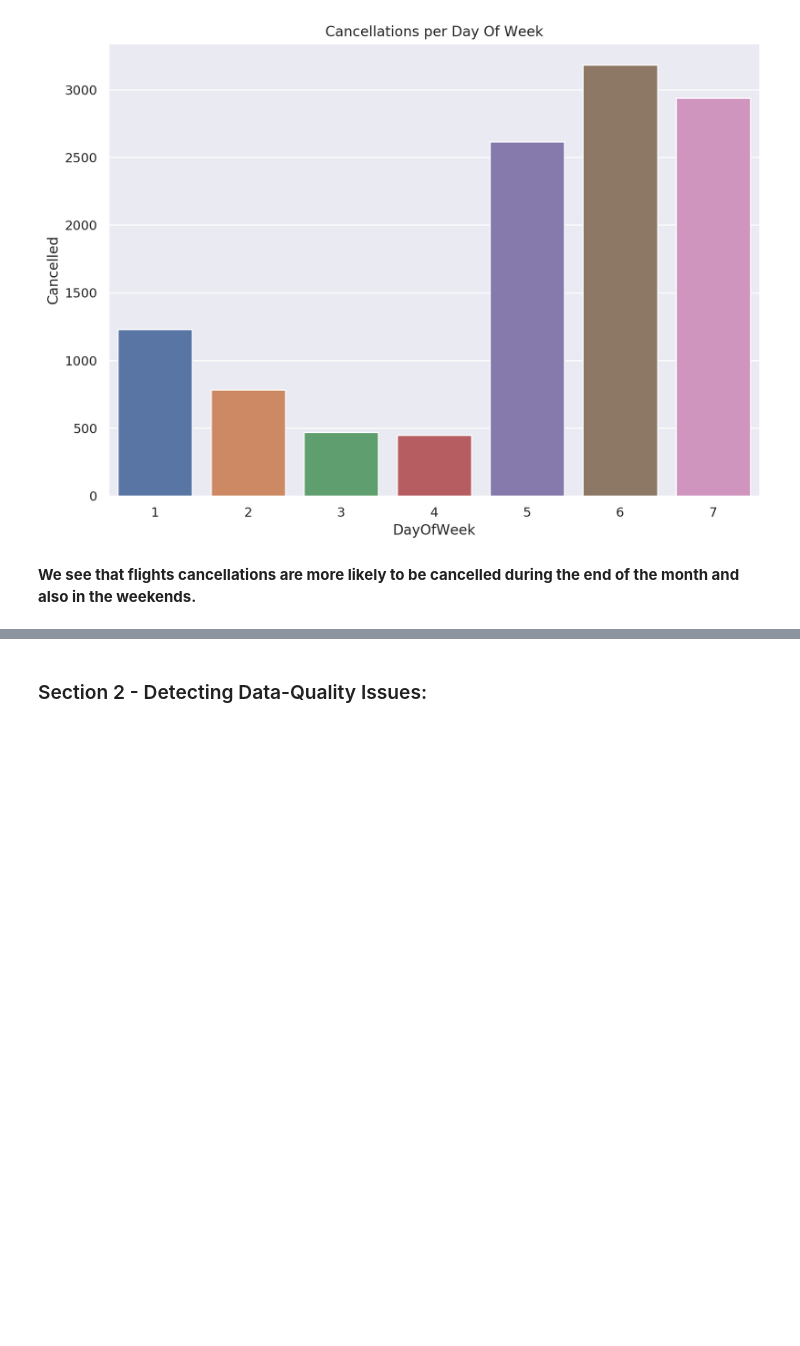
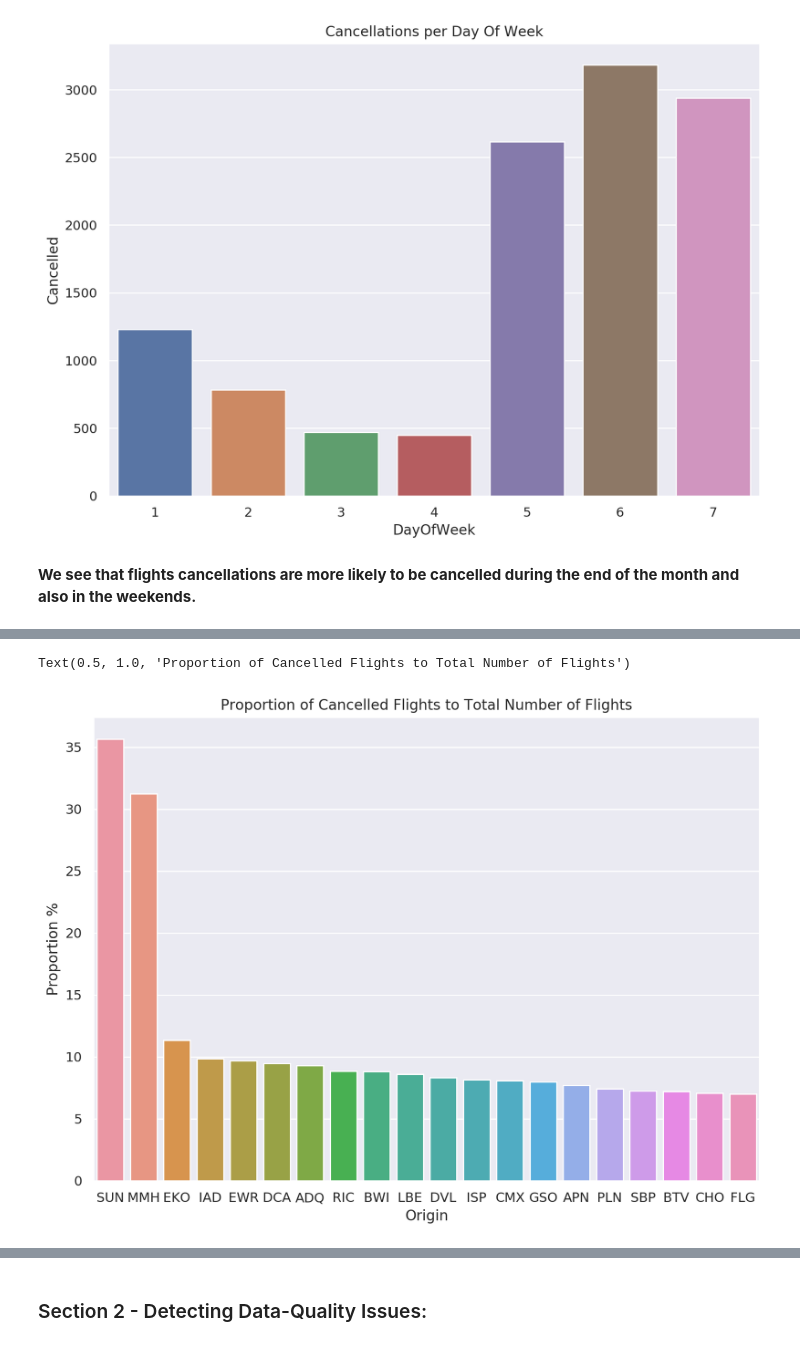
Before and after one commit to fausa/ADS508, a Jupyter notebook: FinalProject_Team5.ipynb, the cells around one changed output, grey strips where cells are left out. Drawn from its saved outputs; the diff is of its cells as text; code cells hidden in the pictures; blank space fills up the shorter version.

```diff
--- a/FinalProject_Team5.ipynb
+++ b/FinalProject_Team5.ipynb
@@ -588,0 +597,4 @@ Text(0.5, 1.0, 'Cancellations per Day Of Week')
+# %%
+# Sum of total number of flights from each airport in 2016
+df_total_flights_per_airport = flights_df.groupby(['Origin'])['Origin'].count().reset_index(name='Total Flights')
+df_total_flights_per_airport.head()
@@ -588,0 +608,8 @@ Text(0.5, 1.0, 'Cancellations per Day Of Week')
+# %%
+# Proportion of cancelled flights to total number of flights per airport
+df_prop = pd.DataFrame((dff_Origin_airportcode['Cancelled']/df_total_flights_per_airport['Total Flights'])*100, columns=['Proportion %'])
+df_prop['Origin'] = sorted(flights_df.Origin.unique())
+
+# Sorting the dataframe to show the airport with the highest %
+df_prop = df_prop.sort_values(by=['Proportion %'], ascending=False)
+df_prop
@@ -588,0 +630,7 @@ Text(0.5, 1.0, 'Cancellations per Day Of Week')
+# %%
+# Plot proportion of cancelled flights to total number of flights
+g_bar=sns.barplot(x="Origin", y="Proportion %", data=df_prop.iloc[0:20])
+g_bar.set_title("Proportion of Cancelled Flights to Total Number of Flights")
+# %% [output]
+Text(0.5, 1.0, 'Proportion of Cancelled Flights to Total Number of Flights')
+[figure, added]
```
Also changed, not shown: parts of 9 cells of this notebook.
